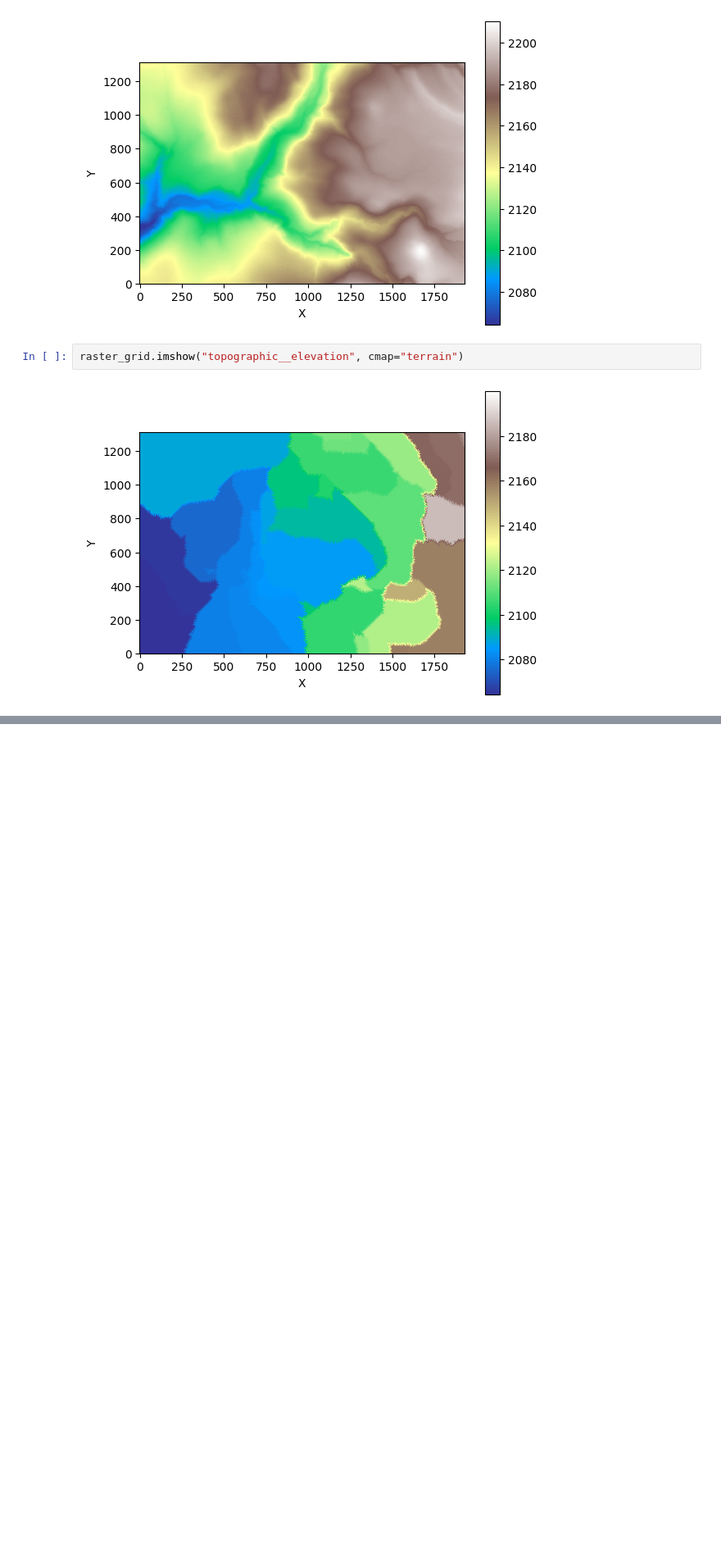
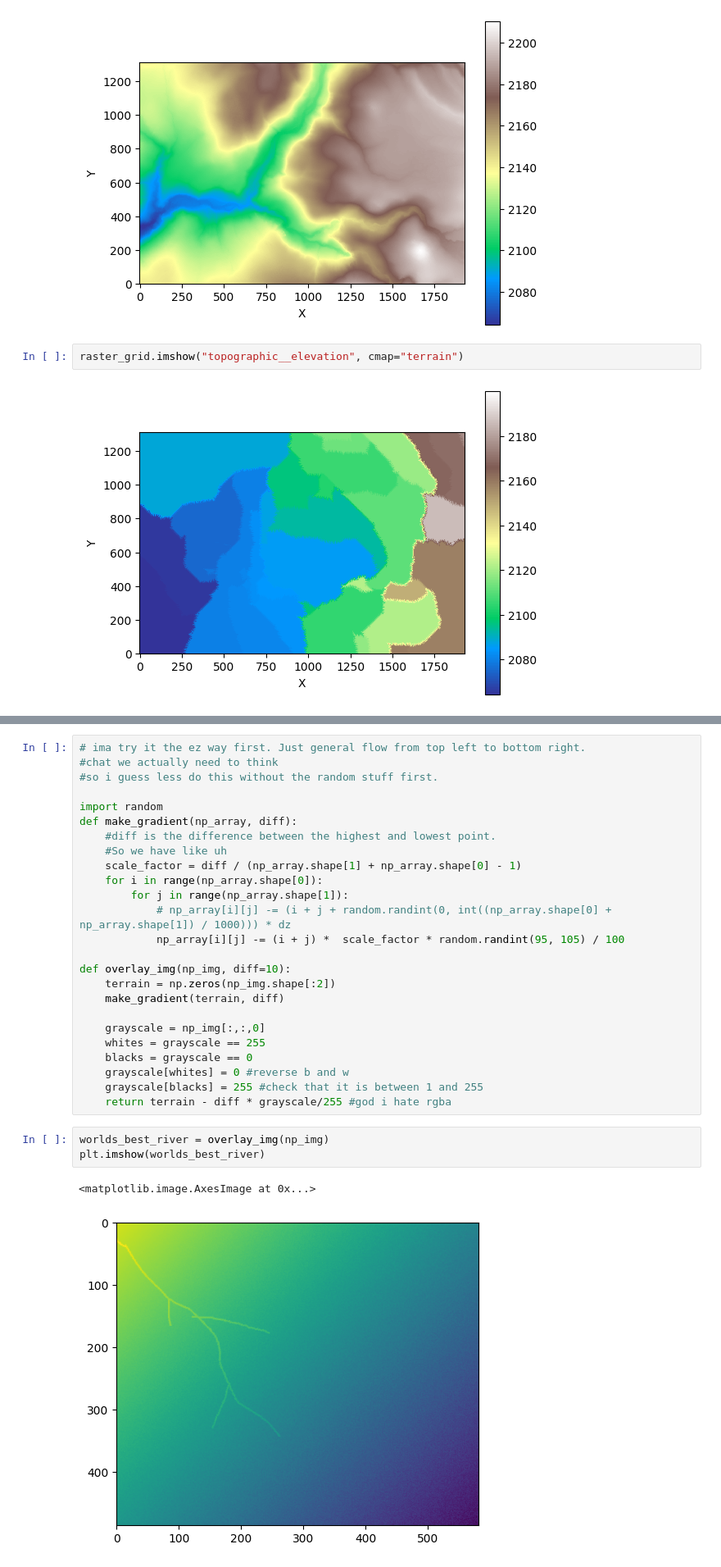
Before and after one commit to nightsky737/erodedrawing, a Jupyter notebook: testing/learning.ipynb, the cells around one changed output, grey strips where cells are left out. Shown at 82% size. Cells and saved outputs as stored; diff of their text form; blank space fills up the shorter version.

Commit message:
Made it so that it overlayed a user drawn png with a potential stream map but uh its a bit scuffed

```diff
--- a/testing/learning.ipynb
+++ b/testing/learning.ipynb
@@ -58,0 +83,31 @@ raster_grid.imshow("topographic__elevation", cmap="terrain")
+# %%
+# ima try it the ez way first. Just general flow from top left to bottom right.
+#chat we actually need to think
+#so i guess less do this without the random stuff first.
+
+import random
+def make_gradient(np_array, diff):
+    #diff is the difference between the highest and lowest point.
+    #So we have like uh
+    scale_factor = diff / (np_array.shape[1] + np_array.shape[0] - 1)
+    for i in range(np_array.shape[0]):
+        for j in range(np_array.shape[1]):
+            # np_array[i][j] -= (i + j + random.randint(0, int((np_array.shape[0] + np_array.shape[1]) / 1000))) * dz
+            np_array[i][j] -= (i + j) *  scale_factor * random.randint(95, 105) / 100
+
+def overlay_img(np_img, diff=10):
+    terrain = np.zeros(np_img.shape[:2])
+    make_gradient(terrain, diff)
+
+    grayscale = np_img[:,:,0]
+    whites = grayscale == 255
+    blacks = grayscale == 0
+    grayscale[whites] = 0 #reverse b and w
+    grayscale[blacks] = 255 #check that it is between 1 and 255
+    return terrain - diff * grayscale/255 #god i hate rgba
+# %%
+worlds_best_river = overlay_img(np_img)
+plt.imshow(worlds_best_river)
+# %% [output]
+<matplotlib.image.AxesImage at 0x...>
+[figure, added]
```
Also changed, not shown: parts of 7 cells of this notebook, 3 other files.
